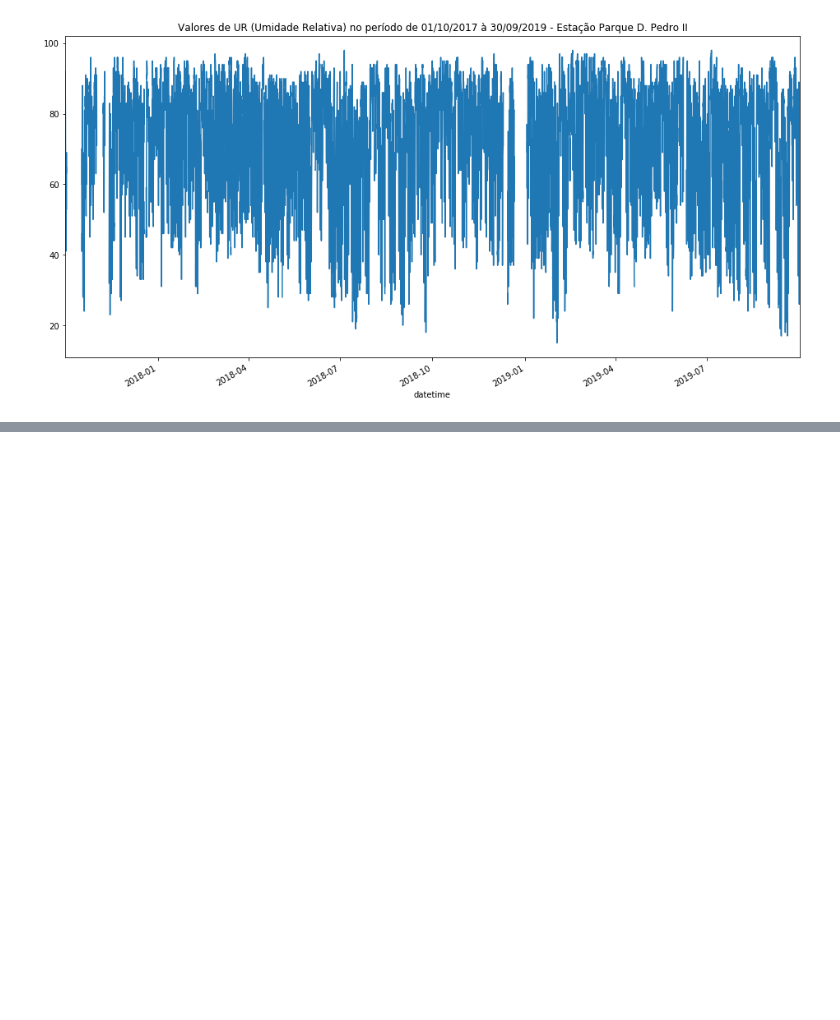
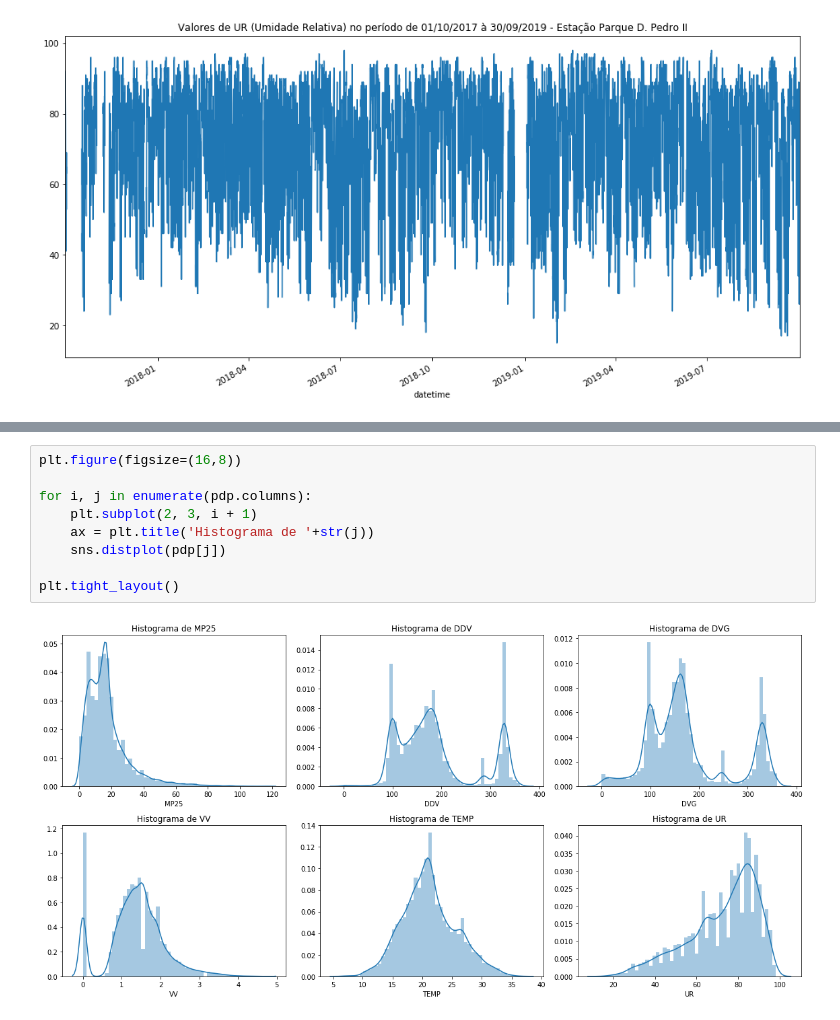
Before and after one commit to rpbenatti/DS-DH-Project, a Jupyter notebook: Projeto-Integrador-Grupo5-RespiroBem.ipynb, the cells around one changed output, grey strips where cells are left out. Drawn from its saved outputs; the diff is of its cells as text; blank space fills up the shorter version.

```diff
--- a/Projeto-Integrador-Grupo5-RespiroBem.ipynb
+++ b/Projeto-Integrador-Grupo5-RespiroBem.ipynb
@@ -555,0 +564,11 @@ for p in params:
+# %%
+plt.figure(figsize=(16,8))
+
+for i, j in enumerate(pdp.columns):
+    plt.subplot(2, 3, i + 1)
+    ax = plt.title('Histograma de '+str(j))
+    sns.distplot(pdp[j])
+
+plt.tight_layout()
+# %% [output]
+[figure, added]
```
Also changed, not shown: parts of 14 cells of this notebook.
